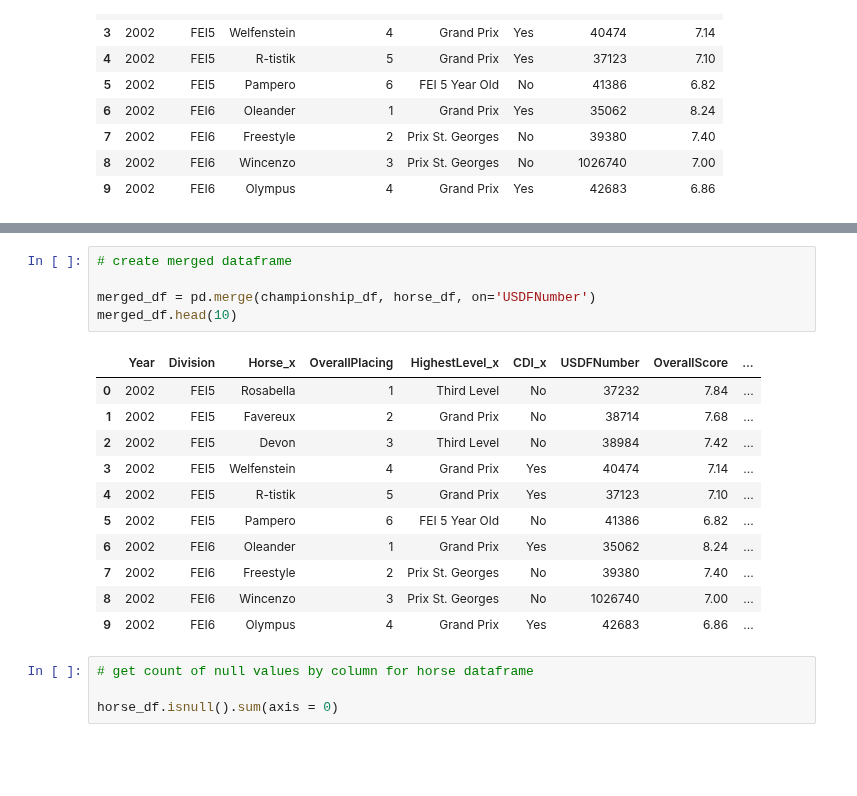
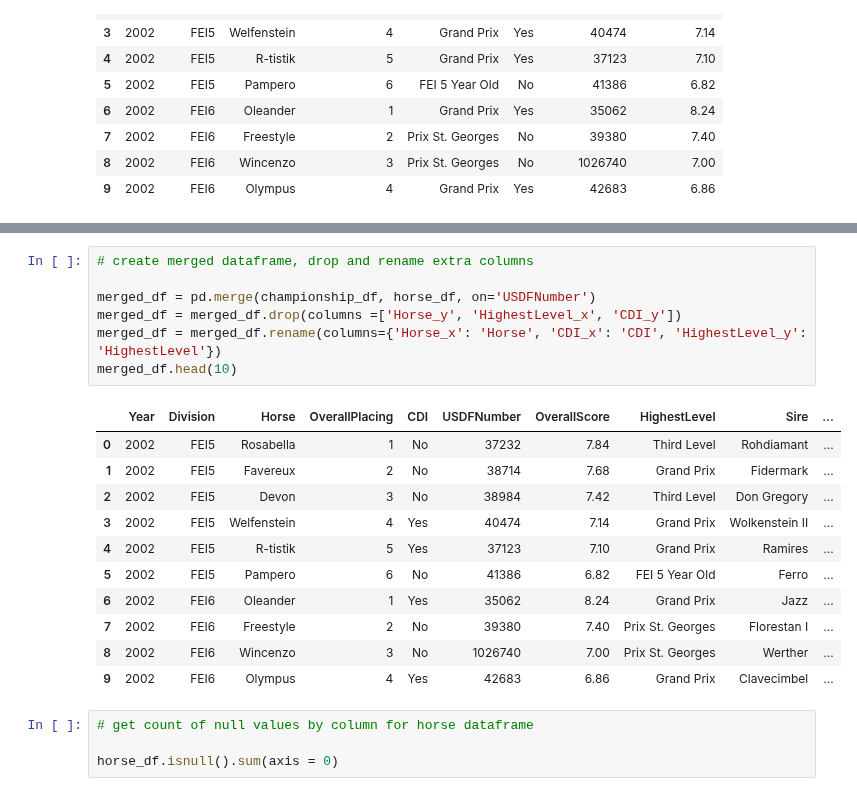
Before and after one commit to siobyrne/young-dressage-horse-program-analysis, a Jupyter notebook: younghorse.ipynb, the cells around one changed output, grey strips where cells are left out. Cells and saved outputs as stored; diff of their text form; blank space fills up the shorter version.

Commit message:
Drop extra columns for merged dataframe and rename columns

```diff
--- a/younghorse.ipynb
+++ b/younghorse.ipynb
@@ -40,22 +40,24 @@ horse_df.head(10)
 | 8 | Wincenzo | Prix St. Georges | No | 1026740 | Werther | Graphit | Germany | NaN | Hanoverian | ... |
 | 9 | Olympus | Grand Prix | Yes | 42683 | Clavecimbel | NaN | Netherlands | G. Van Der Veen | KWPN | ... |
 # %%
-# create merged dataframe
+# create merged dataframe, drop and rename extra columns
 
 merged_df = pd.merge(championship_df, horse_df, on='USDFNumber')
+merged_df = merged_df.drop(columns =['Horse_y', 'HighestLevel_x', 'CDI_y'])
+merged_df = merged_df.rename(columns={'Horse_x': 'Horse', 'CDI_x': 'CDI', 'HighestLevel_y': 'HighestLevel'})
 merged_df.head(10)
 # %% [output]
-|  | Year | Division | Horse_x | OverallPlacing | HighestLevel_x | CDI_x | USDFNumber | OverallScore | ... |
-| 0 | 2002 | FEI5 | Rosabella | 1 | Third Level | No | 37232 | 7.84 | ... |
-| 1 | 2002 | FEI5 | Favereux | 2 | Grand Prix | No | 38714 | 7.68 | ... |
-| 2 | 2002 | FEI5 | Devon | 3 | Third Level | No | 38984 | 7.42 | ... |
-| 3 | 2002 | FEI5 | Welfenstein | 4 | Grand Prix | Yes | 40474 | 7.14 | ... |
-| 4 | 2002 | FEI5 | R-tistik | 5 | Grand Prix | Yes | 37123 | 7.10 | ... |
-| 5 | 2002 | FEI5 | Pampero | 6 | FEI 5 Year Old | No | 41386 | 6.82 | ... |
-| 6 | 2002 | FEI6 | Oleander | 1 | Grand Prix | Yes | 35062 | 8.24 | ... |
-| 7 | 2002 | FEI6 | Freestyle | 2 | Prix St. Georges | No | 39380 | 7.40 | ... |
-| 8 | 2002 | FEI6 | Wincenzo | 3 | Prix St. Georges | No | 1026740 | 7.00 | ... |
-| 9 | 2002 | FEI6 | Olympus | 4 | Grand Prix | Yes | 42683 | 6.86 | ... |
+|  | Year | Division | Horse | OverallPlacing | CDI | USDFNumber | OverallScore | HighestLevel | Sire | ... |
+| 0 | 2002 | FEI5 | Rosabella | 1 | No | 37232 | 7.84 | Third Level | Rohdiamant | ... |
+| 1 | 2002 | FEI5 | Favereux | 2 | No | 38714 | 7.68 | Grand Prix | Fidermark | ... |
+| 2 | 2002 | FEI5 | Devon | 3 | No | 38984 | 7.42 | Third Level | Don Gregory | ... |
+| 3 | 2002 | FEI5 | Welfenstein | 4 | Yes | 40474 | 7.14 | Grand Prix | Wolkenstein II | ... |
+| 4 | 2002 | FEI5 | R-tistik | 5 | Yes | 37123 | 7.10 | Grand Prix | Ramires | ... |
+| 5 | 2002 | FEI5 | Pampero | 6 | No | 41386 | 6.82 | FEI 5 Year Old | Ferro | ... |
+| 6 | 2002 | FEI6 | Oleander | 1 | Yes | 35062 | 8.24 | Grand Prix | Jazz | ... |
+| 7 | 2002 | FEI6 | Freestyle | 2 | No | 39380 | 7.40 | Prix St. Georges | Florestan I | ... |
+| 8 | 2002 | FEI6 | Wincenzo | 3 | No | 1026740 | 7.00 | Prix St. Georges | Werther | ... |
+| 9 | 2002 | FEI6 | Olympus | 4 | Yes | 42683 | 6.86 | Grand Prix | Clavecimbel | ... |
 # %%
 # get count of null values by column for horse dataframe
 
```
